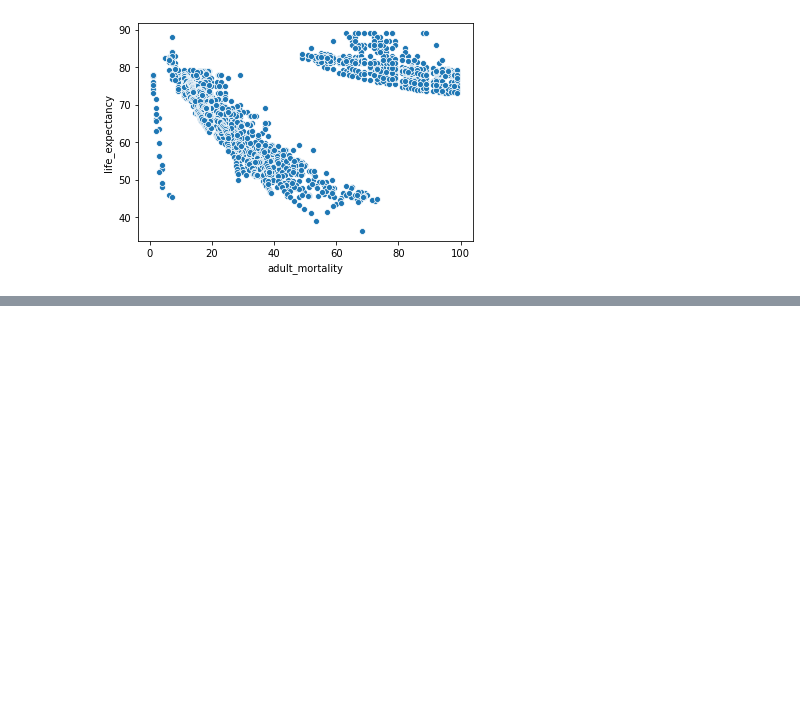
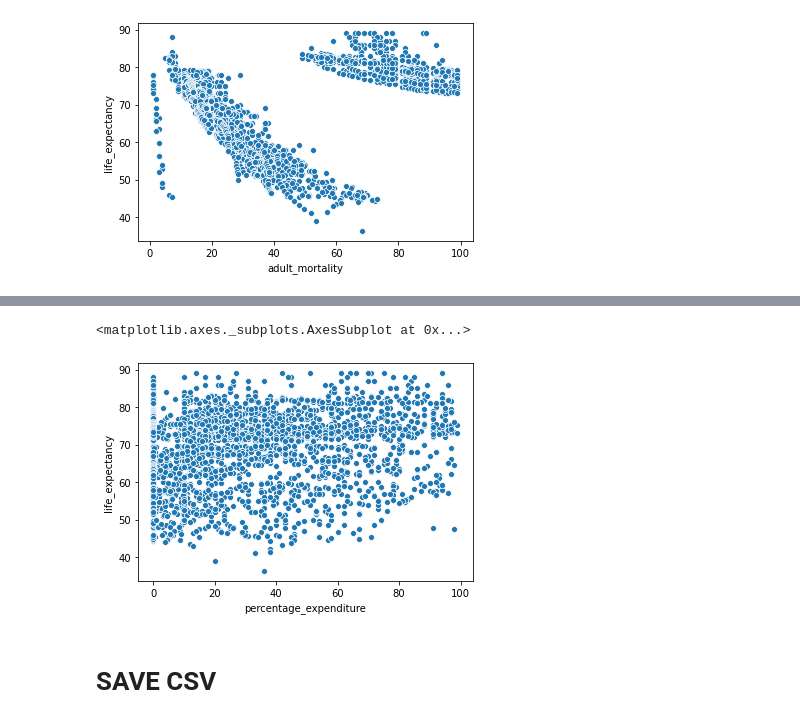
Before and after one commit to bmccabe96/Life_Expectancy_Regression, a Jupyter notebook: Life_Cleaning.ipynb, the cells around one changed output, grey strips where cells are left out. Cells and saved outputs as stored; diff of their text form; code cells hidden in the pictures; blank space fills up the shorter version.

```diff
--- a/Life_Cleaning.ipynb
+++ b/Life_Cleaning.ipynb
@@ -567,2 +576,25 @@ It is fixed, lo
+# %%
+conditions = [
+    (df.percentage_expenditure >= 10000),
+    (df.percentage_expenditure >= 1000),
+    (df.percentage_expenditure >= 100),
+    (df.percentage_expenditure >= 10)
+]
+
+choices = [
+    df.percentage_expenditure // 1000,
+    df.percentage_expenditure // 100,
+    df.percentage_expenditure // 10,
+    df.percentage_expenditure // 1
+]
+
+df.percentage_expenditure = np.select(conditions, choices, df.percentage_expenditure)
+# %%
+sns.scatterplot(df.percentage_expenditure, df.life_expectancy)
+# %% [output]
+<matplotlib.axes._subplots.AxesSubplot at 0x...>
+[figure, added]
+# %% [markdown]
+# SAVE CSV
 # %%
 df.to_csv("Life_Expectancy_No_Missing_Vals.csv")
```
Also changed, not shown: parts of 4 cells of this notebook, 1 other file.
